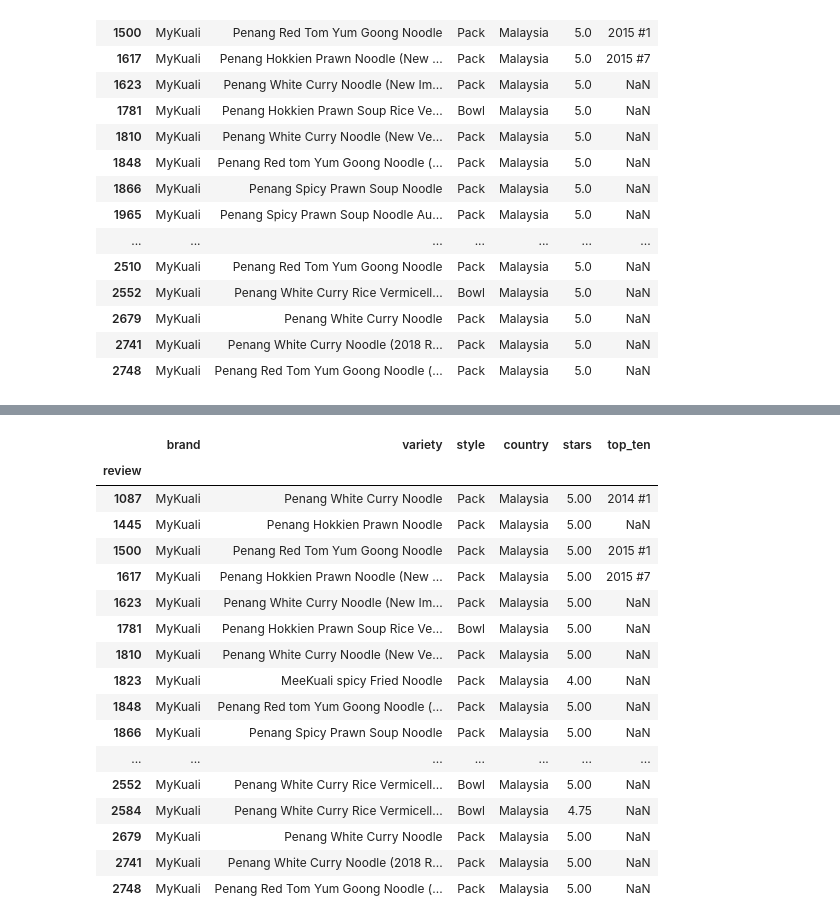
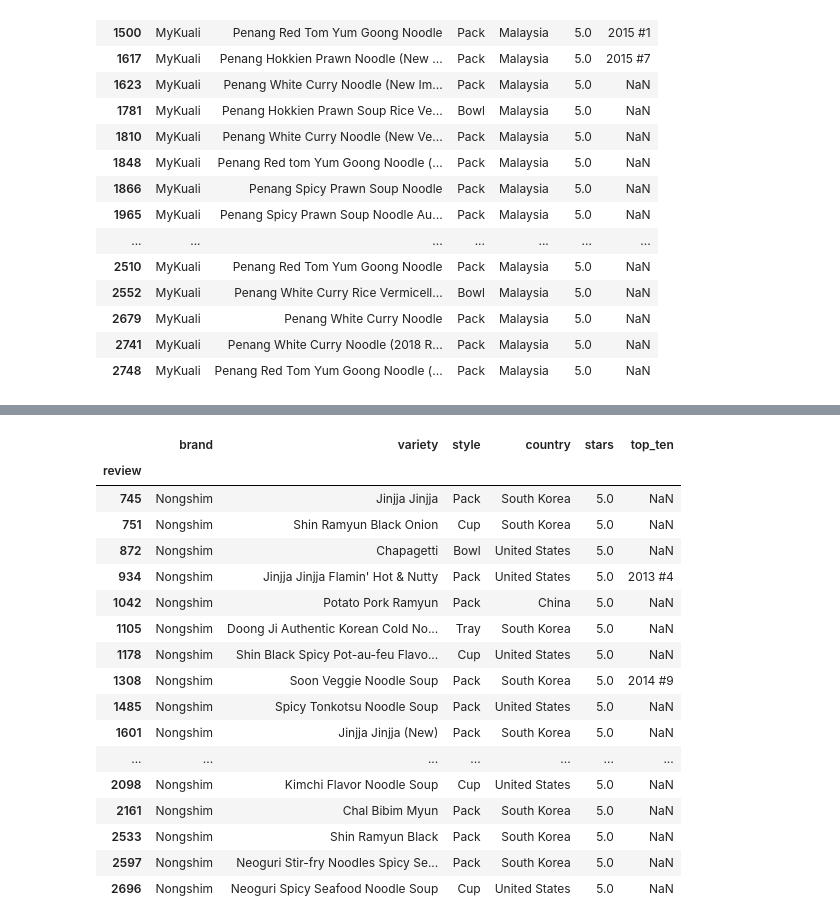
Before and after one commit to TuMaths/ramen-ratings, a Jupyter notebook: Ramen Ratings Analysis.ipynb, the cells around one changed output, grey strips where cells are left out. Cells and saved outputs as stored; diff of their text form; code cells hidden in the pictures.

```diff
--- a/Ramen Ratings Analysis.ipynb
+++ b/Ramen Ratings Analysis.ipynb
@@ -423,21 +450,22 @@ kuali_list = ramen_ratings[(ramen_ratings['brand'] == "MyKuali")]
-# %%
-kuali_list
-# %% [output]
-|  | brand | variety | style | country | stars | top_ten |
-| review |  |  |  |  |  |  |
-| 1087 | MyKuali | Penang White Curry Noodle | Pack | Malaysia | 5.00 | 2014 #1 |
-| 1445 | MyKuali | Penang Hokkien Prawn Noodle | Pack | Malaysia | 5.00 | NaN |
-| 1500 | MyKuali | Penang Red Tom Yum Goong Noodle | Pack | Malaysia | 5.00 | 2015 #1 |
-| 1617 | MyKuali | Penang Hokkien Prawn Noodle (New ... | Pack | Malaysia | 5.00 | 2015 #7 |
-| 1623 | MyKuali | Penang White Curry Noodle (New Im... | Pack | Malaysia | 5.00 | NaN |
-| 1781 | MyKuali | Penang Hokkien Prawn Soup Rice Ve... | Bowl | Malaysia | 5.00 | NaN |
-| 1810 | MyKuali | Penang White Curry Noodle (New Ve... | Pack | Malaysia | 5.00 | NaN |
-| 1823 | MyKuali | MeeKuali spicy Fried Noodle | Pack | Malaysia | 4.00 | NaN |
-| 1848 | MyKuali | Penang Red tom Yum Goong Noodle (... | Pack | Malaysia | 5.00 | NaN |
-| 1866 | MyKuali | Penang Spicy Prawn Soup Noodle | Pack | Malaysia | 5.00 | NaN |
-| ... | ... | ... | ... | ... | ... | ... |
-| 2552 | MyKuali | Penang White Curry Rice Vermicell... | Bowl | Malaysia | 5.00 | NaN |
-| 2584 | MyKuali | Penang White Curry Rice Vermicell... | Bowl | Malaysia | 4.75 | NaN |
-| 2679 | MyKuali | Penang White Curry Noodle | Pack | Malaysia | 5.00 | NaN |
-| 2741 | MyKuali | Penang White Curry Noodle (2018 R... | Pack | Malaysia | 5.00 | NaN |
-| 2748 | MyKuali | Penang Red Tom Yum Goong Noodle (... | Pack | Malaysia | 5.00 | NaN |
+# %%
+nongshim_list = ramen_ratings[(ramen_ratings['brand'] == "Nongshim")]
+nongshim_list[nongshim_list['stars'] == 5]
+# %% [output]
+|  | brand | variety | style | country | stars | top_ten |
+| review |  |  |  |  |  |  |
+| 745 | Nongshim | Jinjja Jinjja | Pack | South Korea | 5.0 | NaN |
+| 751 | Nongshim | Shin Ramyun Black Onion | Cup | South Korea | 5.0 | NaN |
+| 872 | Nongshim | Chapagetti | Bowl | United States | 5.0 | NaN |
+| 934 | Nongshim | Jinjja Jinjja Flamin' Hot & Nutty | Pack | United States | 5.0 | 2013 #4 |
+| 1042 | Nongshim | Potato Pork Ramyun | Pack | China | 5.0 | NaN |
+| 1105 | Nongshim | Doong Ji Authentic Korean Cold No... | Tray | South Korea | 5.0 | NaN |
+| 1178 | Nongshim | Shin Black Spicy Pot-au-feu Flavo... | Cup | United States | 5.0 | NaN |
+| 1308 | Nongshim | Soon Veggie Noodle Soup | Pack | South Korea | 5.0 | 2014 #9 |
+| 1485 | Nongshim | Spicy Tonkotsu Noodle Soup | Pack | United States | 5.0 | NaN |
+| 1601 | Nongshim | Jinjja Jinjja (New) | Pack | South Korea | 5.0 | NaN |
+| ... | ... | ... | ... | ... | ... | ... |
+| 2098 | Nongshim | Kimchi Flavor Noodle Soup | Cup | United States | 5.0 | NaN |
+| 2161 | Nongshim | Chal Bibim Myun | Pack | South Korea | 5.0 | NaN |
+| 2533 | Nongshim | Shin Ramyun Black | Pack | South Korea | 5.0 | NaN |
+| 2597 | Nongshim | Neoguri Stir-fry Noodles Spicy Se... | Pack | South Korea | 5.0 | NaN |
+| 2696 | Nongshim | Neoguri Spicy Seafood Noodle Soup | Cup | United States | 5.0 | NaN |
```
Also changed, not shown: parts of 20 cells of this notebook.
